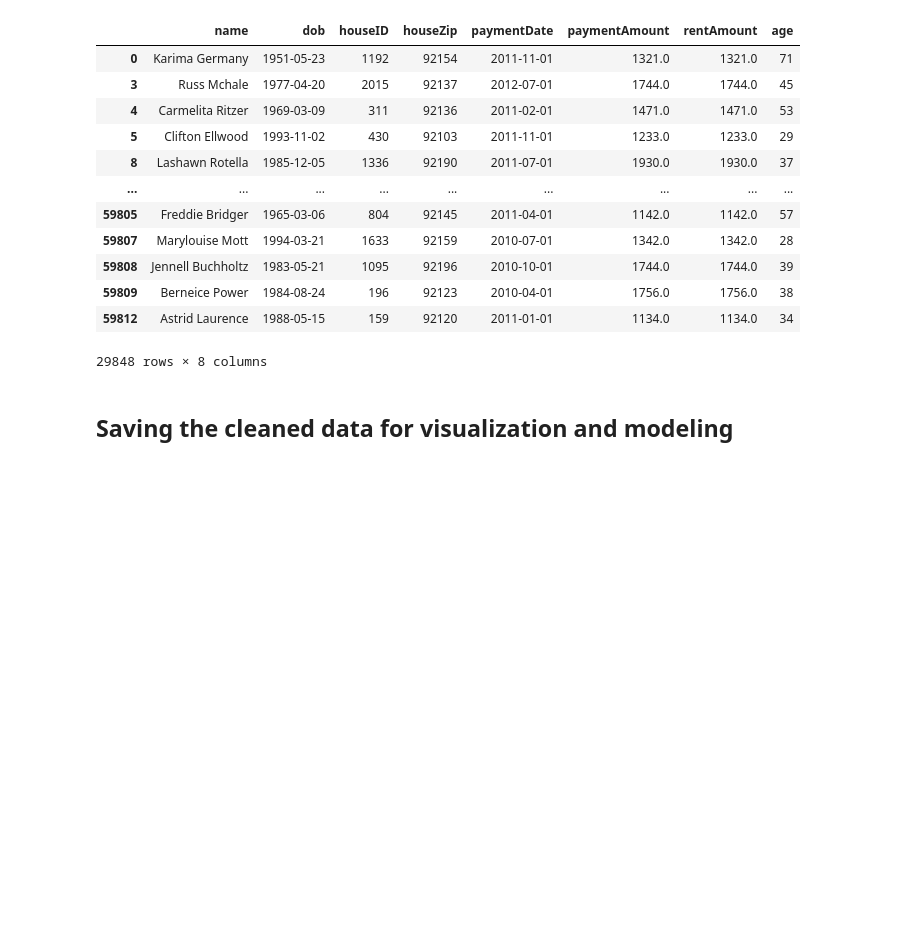
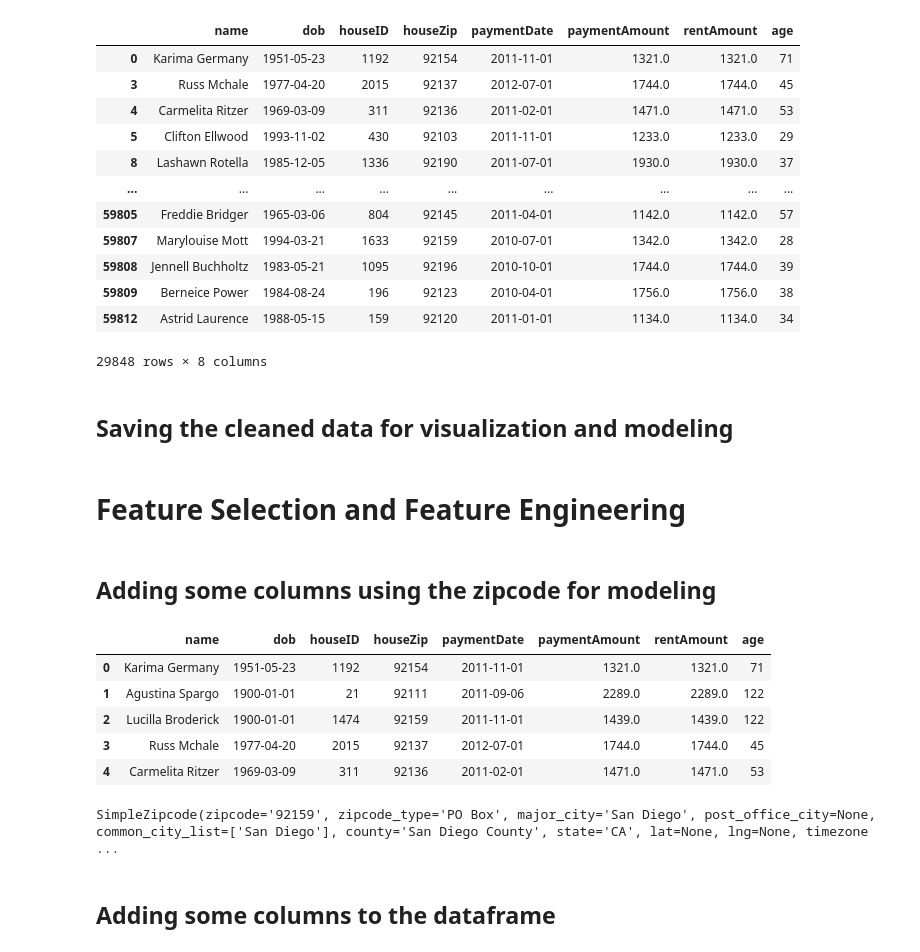
Before and after one commit to pandeysudip/Rental, a Jupyter notebook: Data_Cleaning.ipynb, the cells around one changed output. Cells and saved outputs as stored; diff of their text form; code cells hidden in the pictures; blank space fills up the shorter version.

Commit message:
Adding new columns of data using SearchEngine module

```diff
--- a/Data_Cleaning.ipynb
+++ b/Data_Cleaning.ipynb
@@ -244 +245,26 @@ rent_df[(rent_df['age']>1) & (rent_df['age']<100)]
 rent_df.to_csv('Resources/Cleaned_data/cleaned_rent_data.csv', index=False)
+# %% [markdown]
+# Feature Selection and Feature Engineering
+# %% [markdown]
+## Adding some columns using the zipcode for modeling
+# %%
+# Making copy of the rent_df dataframe
+model_df=rent_df.copy()
+# %%
+model_df.head()
+# %% [output]
+|  | name | dob | houseID | houseZip | paymentDate | paymentAmount | rentAmount | age |
+| 0 | Karima Germany | 1951-05-23 | 1192 | 92154 | 2011-11-01 | 1321.0 | 1321.0 | 71 |
+| 1 | Agustina Spargo | 1900-01-01 | 21 | 92111 | 2011-09-06 | 2289.0 | 2289.0 | 122 |
+| 2 | Lucilla Broderick | 1900-01-01 | 1474 | 92159 | 2011-11-01 | 1439.0 | 1439.0 | 122 |
+| 3 | Russ Mchale | 1977-04-20 | 2015 | 92137 | 2012-07-01 | 1744.0 | 1744.0 | 45 |
+| 4 | Carmelita Ritzer | 1969-03-09 | 311 | 92136 | 2011-02-01 | 1471.0 | 1471.0 | 53 |
+# %%
+# Using SearchEngine module to get the information using the zipcode
+search = SearchEngine()
+result = search.by_zipcode('92159')
+result
+# %% [output]
+SimpleZipcode(zipcode='92159', zipcode_type='PO Box', major_city='San Diego', post_office_city=None, common_city_list=['San Diego'], county='San Diego County', state='CA', lat=None, lng=None, timezone ...
+# %% [markdown]
+## Adding some columns to the dataframe
```
Also changed, not shown: parts of 4 cells of this notebook.
